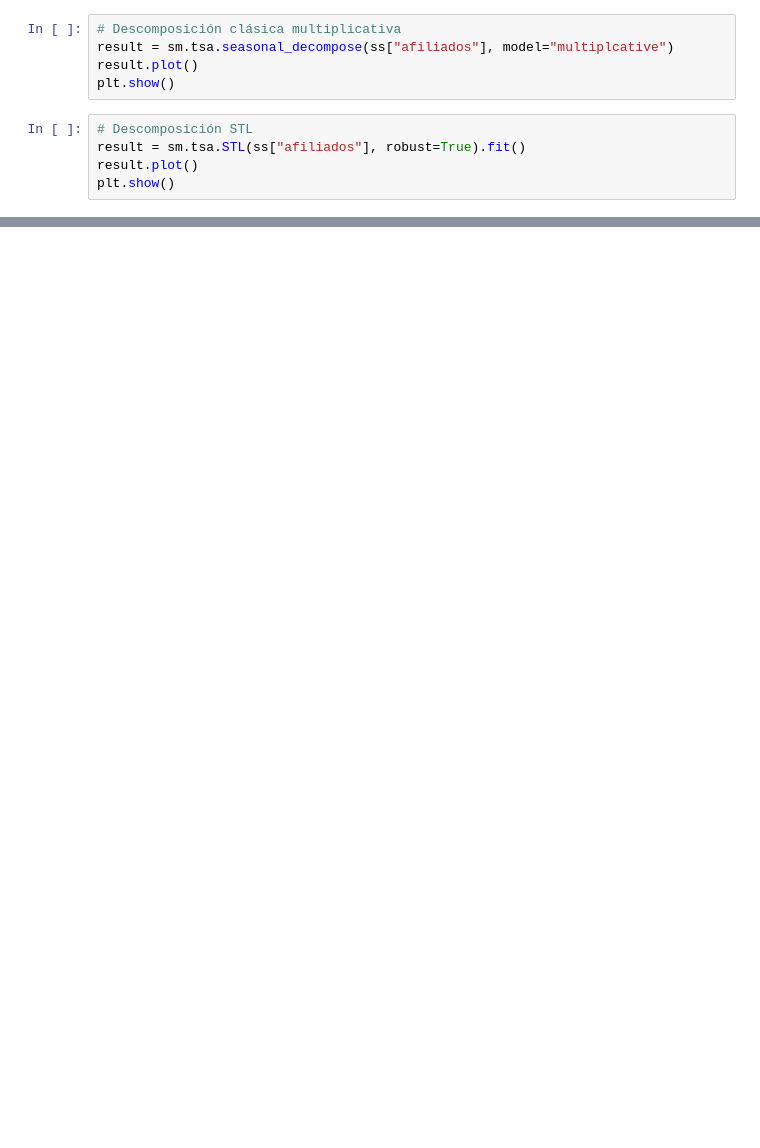
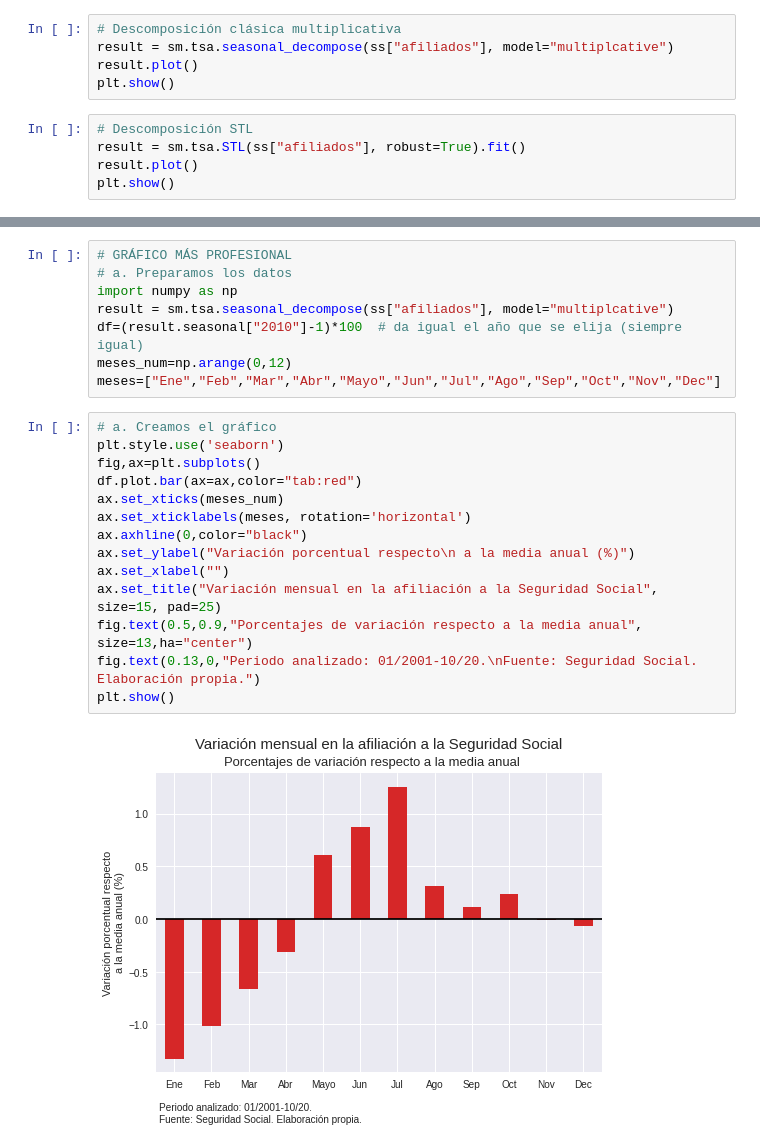
Before and after one commit to otoperalias/Coyuntura, a Jupyter notebook: clases/Tema3_II.ipynb, the cells around one changed output, grey strips where cells are left out. Cells and saved outputs as stored; diff of their text form; blank space fills up the shorter version.

```diff
--- a/clases/Tema3_II.ipynb
+++ b/clases/Tema3_II.ipynb
@@ -94,0 +129,24 @@ plt.show()
+# %%
+# GRÁFICO MÁS PROFESIONAL
+# a. Preparamos los datos
+import numpy as np
+result = sm.tsa.seasonal_decompose(ss["afiliados"], model="multiplcative")
+df=(result.seasonal["2010"]-1)*100  # da igual el año que se elija (siempre igual)
+meses_num=np.arange(0,12)
+meses=["Ene","Feb","Mar","Abr","Mayo","Jun","Jul","Ago","Sep","Oct","Nov","Dec"]
+# %%
+# a. Creamos el gráfico
+plt.style.use('seaborn')
+fig,ax=plt.subplots()
+df.plot.bar(ax=ax,color="tab:red")
+ax.set_xticks(meses_num)
+ax.set_xticklabels(meses, rotation='horizontal')
+ax.axhline(0,color="black")
+ax.set_ylabel("Variación porcentual respecto\n a la media anual (%)")
+ax.set_xlabel("")
+ax.set_title("Variación mensual en la afiliación a la Seguridad Social", size=15, pad=25)
+fig.text(0.5,0.9,"Porcentajes de variación respecto a la media anual", size=13,ha="center")
+fig.text(0.13,0,"Periodo analizado: 01/2001-10/20.\nFuente: Seguridad Social. Elaboración propia.")
+plt.show()
+# %% [output]
+[figure, added]
```
Also changed, not shown: parts of 6 cells of this notebook.
